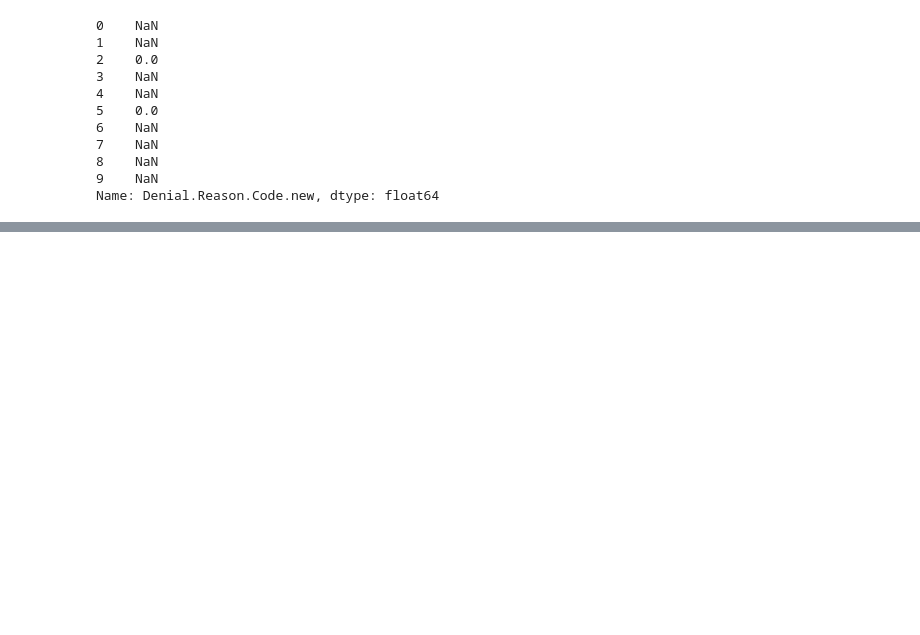
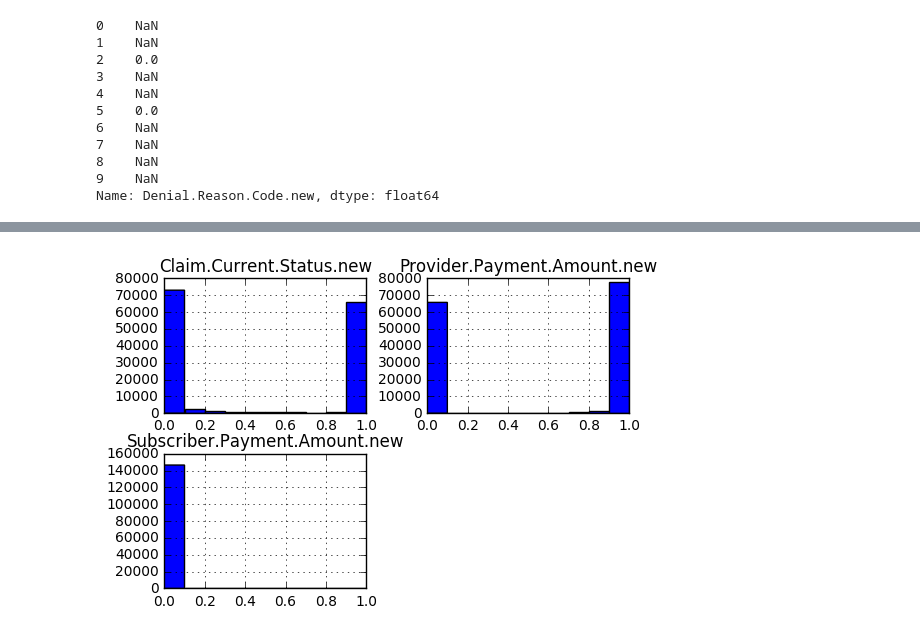
Before and after one commit to weasteam/Machine-Learning-Exercise-about-Claims, a Jupyter notebook: machine_learning_exercise_claims.ipynb, the cells around one changed output, grey strips where cells are left out. Drawn from its saved outputs; the diff is of its cells as text; code cells hidden in the pictures; blank space fills up the shorter version.

```diff
--- a/machine_learning_exercise_claims.ipynb
+++ b/machine_learning_exercise_claims.ipynb
@@ -29,6 +30,6 @@ data.head(5)
 5 rows × 29 columns
 # %%
 # get sample data to work with
-data = data[:5000]
+#data = data[:5000]
 print (data.shape)
 # %% [output]
@@ -578,0 +128,18 @@ d_scale[names_num_new].head(5)
+# %%
+# number to number
+names_num = [
+    "Subscriber.Payment.Amount",
+    "Provider.Payment.Amount",
+    "Claim.Current.Status",
+]
+
+def cell_2_float(cell):
+    cell = str(cell).replace("\"","")
+    if cell == ' ':
+        return np.nan
+    else:
+        return float(cell)
+d_num = d_sub.copy()
+for c in names_num:
+    d_num["%s.new" % c] = [cell_2_float(i) for i in d_sub[c]]
+    print (d_sub["%s.new" % c][:2])
@@ -578,0 +254,12 @@ d_scale[names_num_new].head(5)
+# %%
+# Univariate Histograms
+# A fast way to get an idea of the distribution of each attribute is to look at histograms.
+# Histograms group data into bins and provide you a count of the number of observations in each bin.
+# From the shape of the bins you can quickly get a feeling for whether an attribute is Gaussian’,
+# skewed or even has an exponential distribution. It can also help you see possible outliers.
+
+#d_norm[names_num_new].hist(layout=(10,3),figsize=(6, 15))
+d_norm[names_num_new].hist()
+plt.show()
+# %% [output]
+[figure, added]
```
Also changed, not shown: parts of 46 cells of this notebook.
